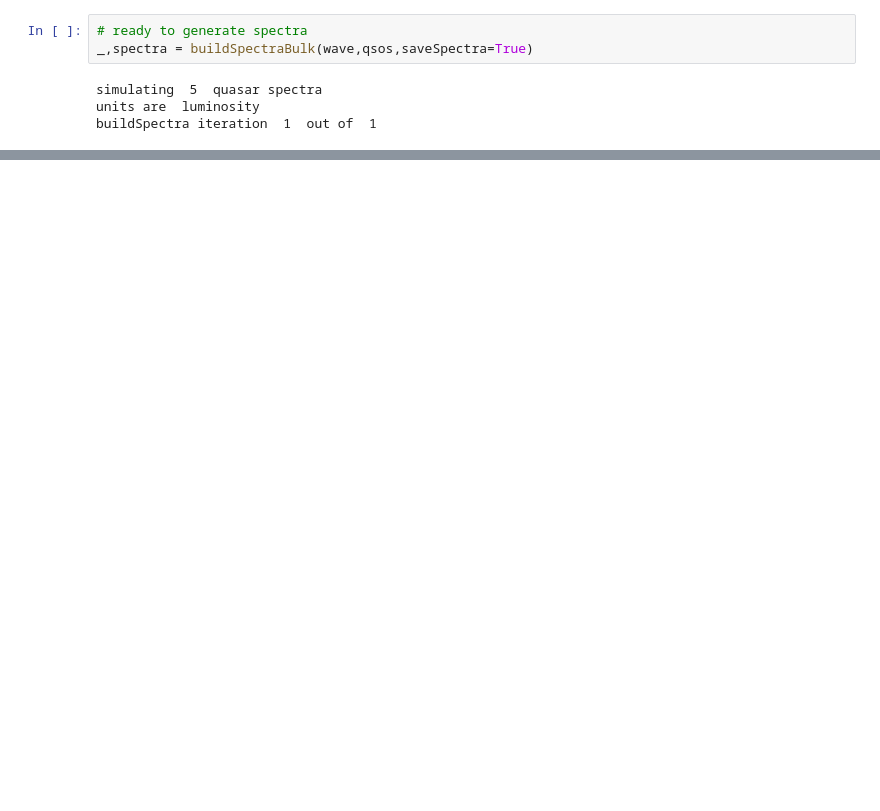
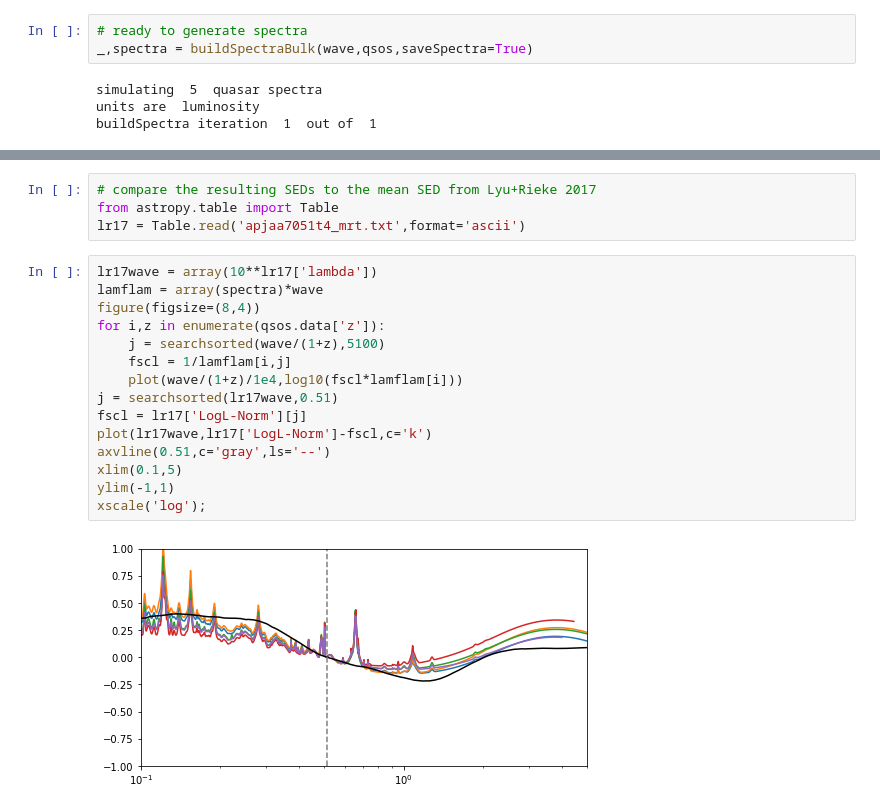
Before and after one commit to imcgreer/simqso, a Jupyter notebook: examples/SimpleSpecExample.ipynb, the cells around one changed output, grey strips where cells are left out. Drawn from its saved outputs; the diff is of its cells as text; blank space fills up the shorter version.

```diff
--- a/examples/SimpleSpecExample.ipynb
+++ b/examples/SimpleSpecExample.ipynb
@@ -75,0 +87,21 @@ xlim(3000,7000)
+# %%
+# compare the resulting SEDs to the mean SED from Lyu+Rieke 2017
+from astropy.table import Table
+lr17 = Table.read('apjaa7051t4_mrt.txt',format='ascii')
+# %%
+lr17wave = array(10**lr17['lambda'])
+lamflam = array(spectra)*wave
+figure(figsize=(8,4))
+for i,z in enumerate(qsos.data['z']):
+    j = searchsorted(wave/(1+z),5100)
+    fscl = 1/lamflam[i,j]
+    plot(wave/(1+z)/1e4,log10(fscl*lamflam[i]))
+j = searchsorted(lr17wave,0.51)
+fscl = lr17['LogL-Norm'][j]
+plot(lr17wave,lr17['LogL-Norm']-fscl,c='k')
+axvline(0.51,c='gray',ls='--')
+xlim(0.1,5)
+ylim(-1,1)
+xscale('log');
+# %% [output]
+[figure, added]
```
Also changed, not shown: parts of 11 cells of this notebook, 2 other files.
